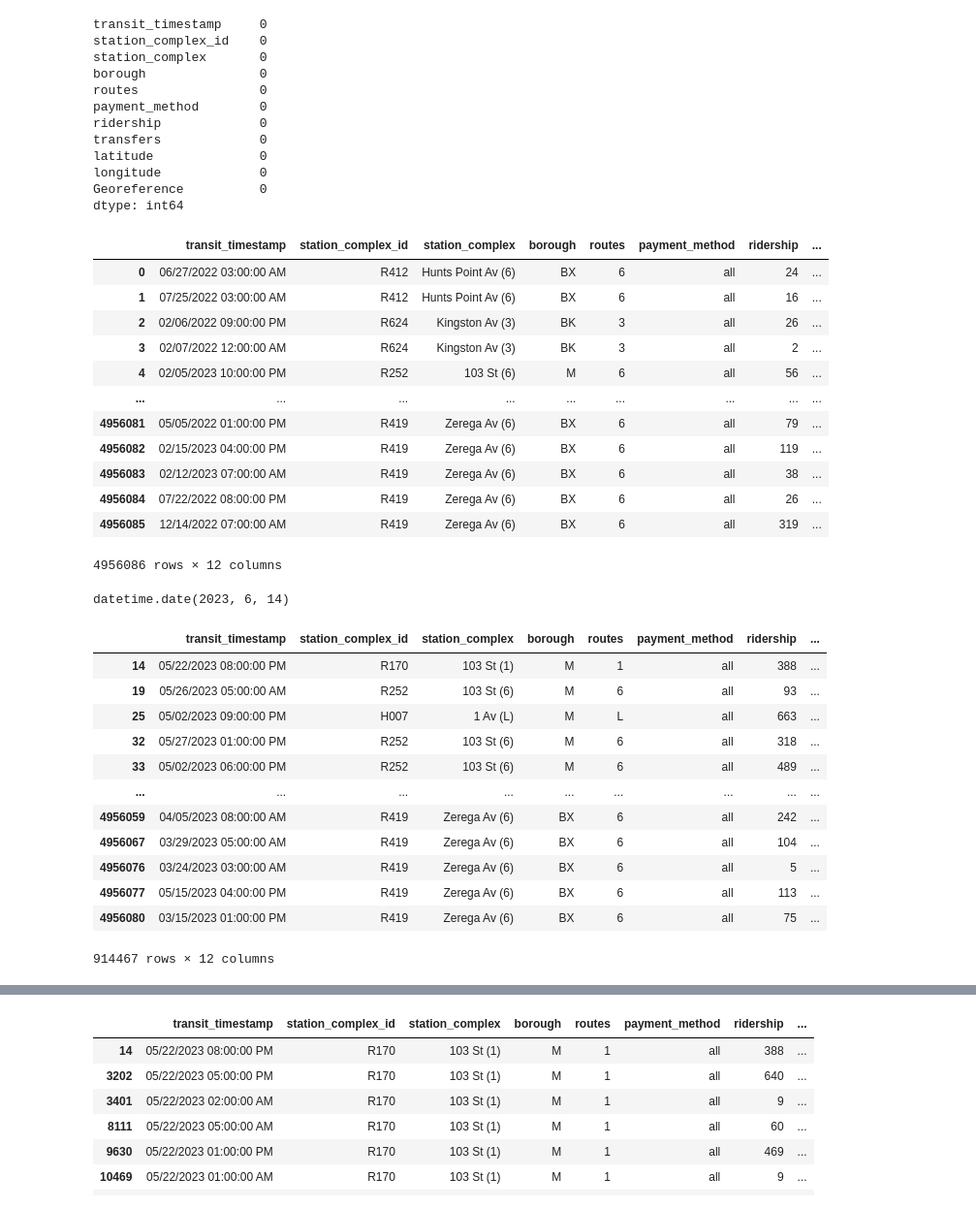
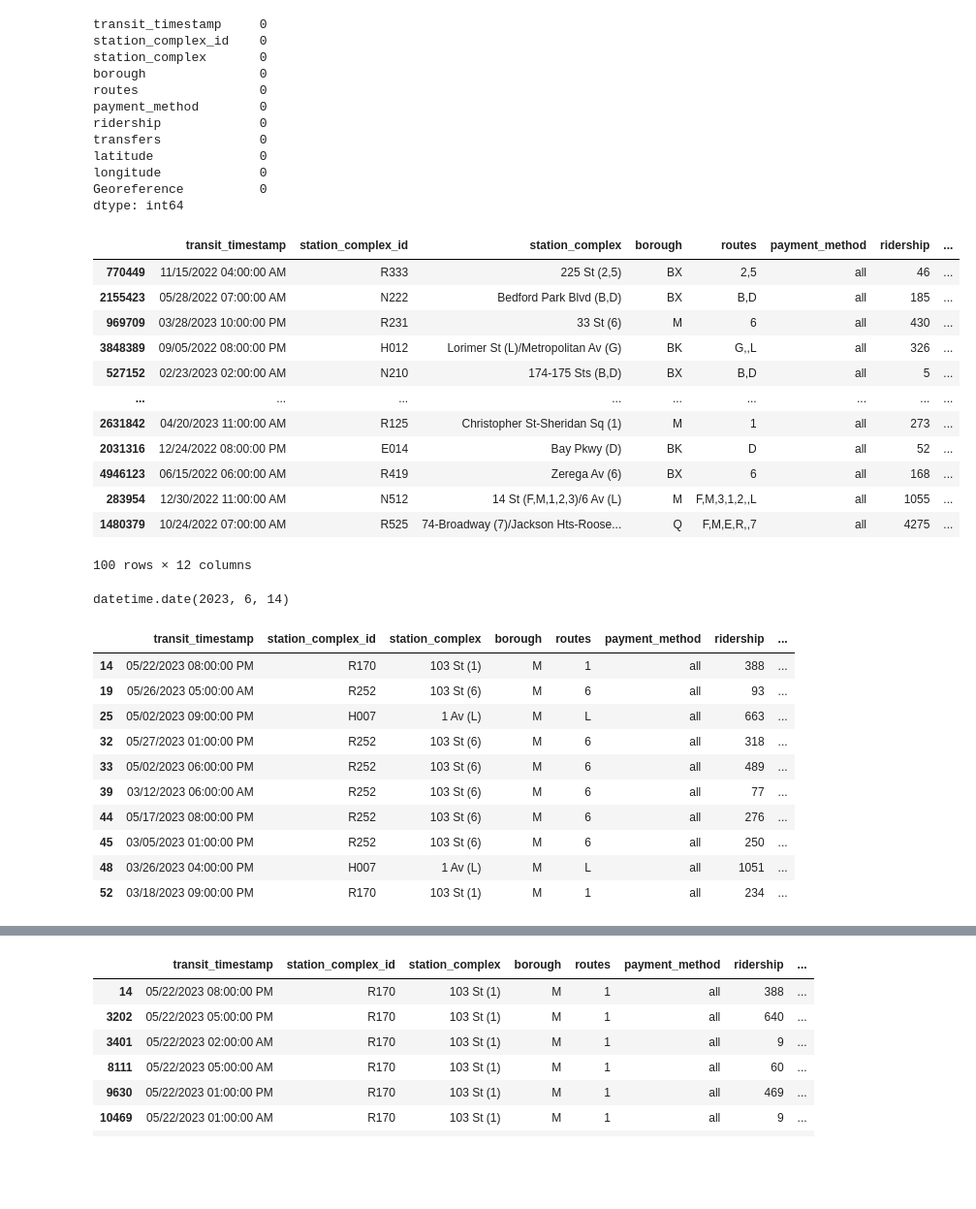
Before and after one commit to baharturgutinan/istdsa_bahar, a Jupyter notebook: ISTDSA_Bahar_Proje1.ipynb, the cells around one changed output, grey strips where cells are left out. Shown at 97% size. Cells and saved outputs as stored; diff of their text form; code cells hidden in the pictures; blank space fills up the shorter version.

```diff
--- a/ISTDSA_Bahar_Proje1.ipynb
+++ b/ISTDSA_Bahar_Proje1.ipynb
@@ -72,28 +67,28 @@ Georeference          0
 dtype: int64
 # %%
 df['date']=pd.to_datetime(df['transit_timestamp']).dt.date  # timestamp içinden tarihi aldık.
-df
+df.sample(100)
 # %% [output]
 |  | transit_timestamp | station_complex_id | station_complex | borough | routes | payment_method | ridership | ... |
-| 0 | 06/27/2022 03:00:00 AM | R412 | Hunts Point Av (6) | BX | 6 | all | 24 | ... |
-| 1 | 07/25/2022 03:00:00 AM | R412 | Hunts Point Av (6) | BX | 6 | all | 16 | ... |
-| 2 | 02/06/2022 09:00:00 PM | R624 | Kingston Av (3) | BK | 3 | all | 26 | ... |
-| 3 | 02/07/2022 12:00:00 AM | R624 | Kingston Av (3) | BK | 3 | all | 2 | ... |
-| 4 | 02/05/2023 10:00:00 PM | R252 | 103 St (6) | M | 6 | all | 56 | ... |
+| 770449 | 11/15/2022 04:00:00 AM | R333 | 225 St (2,5) | BX | 2,5 | all | 46 | ... |
+| 2155423 | 05/28/2022 07:00:00 AM | N222 | Bedford Park Blvd (B,D) | BX | B,D | all | 185 | ... |
+| 969709 | 03/28/2023 10:00:00 PM | R231 | 33 St (6) | M | 6 | all | 430 | ... |
+| 3848389 | 09/05/2022 08:00:00 PM | H012 | Lorimer St (L)/Metropolitan Av (G) | BK | G,,L | all | 326 | ... |
+| 527152 | 02/23/2023 02:00:00 AM | N210 | 174-175 Sts (B,D) | BX | B,D | all | 5 | ... |
 | ... | ... | ... | ... | ... | ... | ... | ... | ... |
-| 4956081 | 05/05/2022 01:00:00 PM | R419 | Zerega Av (6) | BX | 6 | all | 79 | ... |
-| 4956082 | 02/15/2023 04:00:00 PM | R419 | Zerega Av (6) | BX | 6 | all | 119 | ... |
-| 4956083 | 02/12/2023 07:00:00 AM | R419 | Zerega Av (6) | BX | 6 | all | 38 | ... |
-| 4956084 | 07/22/2022 08:00:00 PM | R419 | Zerega Av (6) | BX | 6 | all | 26 | ... |
-| 4956085 | 12/14/2022 07:00:00 AM | R419 | Zerega Av (6) | BX | 6 | all | 319 | ... |
+| 2631842 | 04/20/2023 11:00:00 AM | R125 | Christopher St-Sheridan Sq (1) | M | 1 | all | 273 | ... |
+| 2031316 | 12/24/2022 08:00:00 PM | E014 | Bay Pkwy (D) | BK | D | all | 52 | ... |
+| 4946123 | 06/15/2022 06:00:00 AM | R419 | Zerega Av (6) | BX | 6 | all | 168 | ... |
+| 283954 | 12/30/2022 11:00:00 AM | N512 | 14 St (F,M,1,2,3)/6 Av (L) | M | F,M,3,1,2,,L | all | 1055 | ... |
+| 1480379 | 10/24/2022 07:00:00 AM | R525 | 74-Broadway (7)/Jackson Hts-Roose... | Q | F,M,E,R,,7 | all | 4275 | ... |
-4956086 rows × 12 columns
+100 rows × 12 columns
 # %%
 df.date.max()
 # %% [output]
 datetime.date(2023, 6, 14)
 # %%
 df_1=df[(df['date'] >=pd.to_datetime('2023-03-01').date()) & (df['date'] <=pd.to_datetime('2023-05-31').date())]
-df_1 # veri setini filtreledik. (Mart-Mayıs)
+df_1.head(10) # veri setini filtreledik. (Mart-Mayıs)
 # %% [output]
 |  | transit_timestamp | station_complex_id | station_complex | borough | routes | payment_method | ridership | ... |
 | 14 | 05/22/2023 08:00:00 PM | R170 | 103 St (1) | M | 1 | all | 388 | ... |
@@ -101,12 +96,10 @@ df_1 # veri setini filtreledik. (Mart-Mayıs)
 | 25 | 05/02/2023 09:00:00 PM | H007 | 1 Av (L) | M | L | all | 663 | ... |
 | 32 | 05/27/2023 01:00:00 PM | R252 | 103 St (6) | M | 6 | all | 318 | ... |
 | 33 | 05/02/2023 06:00:00 PM | R252 | 103 St (6) | M | 6 | all | 489 | ... |
-| ... | ... | ... | ... | ... | ... | ... | ... | ... |
-| 4956059 | 04/05/2023 08:00:00 AM | R419 | Zerega Av (6) | BX | 6 | all | 242 | ... |
-| 4956067 | 03/29/2023 05:00:00 AM | R419 | Zerega Av (6) | BX | 6 | all | 104 | ... |
-| 4956076 | 03/24/2023 03:00:00 AM | R419 | Zerega Av (6) | BX | 6 | all | 5 | ... |
-| 4956077 | 05/15/2023 04:00:00 PM | R419 | Zerega Av (6) | BX | 6 | all | 113 | ... |
-| 4956080 | 03/15/2023 01:00:00 PM | R419 | Zerega Av (6) | BX | 6 | all | 75 | ... |
+| 39 | 03/12/2023 06:00:00 AM | R252 | 103 St (6) | M | 6 | all | 77 | ... |
+| 44 | 05/17/2023 08:00:00 PM | R252 | 103 St (6) | M | 6 | all | 276 | ... |
+| 45 | 03/05/2023 01:00:00 PM | R252 | 103 St (6) | M | 6 | all | 250 | ... |
+| 48 | 03/26/2023 04:00:00 PM | H007 | 1 Av (L) | M | L | all | 1051 | ... |
+| 52 | 03/18/2023 09:00:00 PM | R170 | 103 St (1) | M | 1 | all | 234 | ... |
-914467 rows × 12 columns
 # %%
 df_1['time']=pd.to_datetime(df_1['transit_timestamp']).dt.time
```
Also changed, not shown: parts of 32 cells of this notebook.
